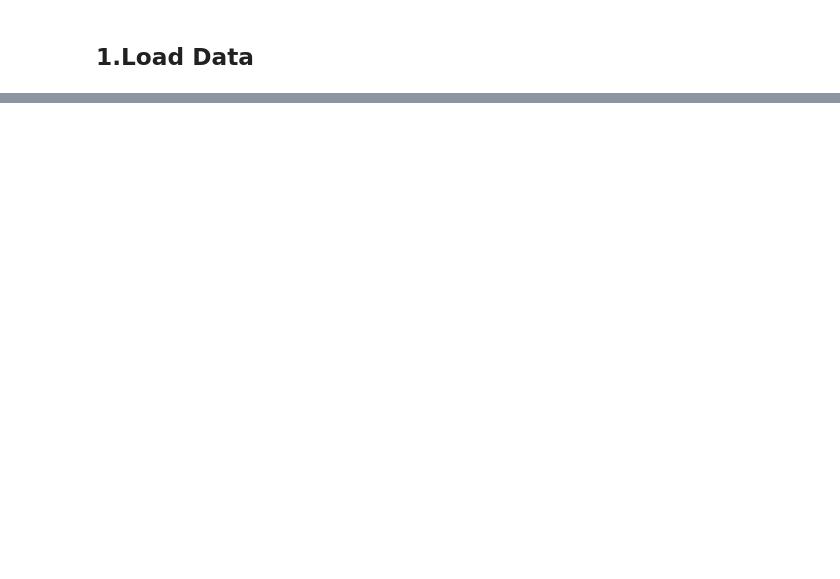
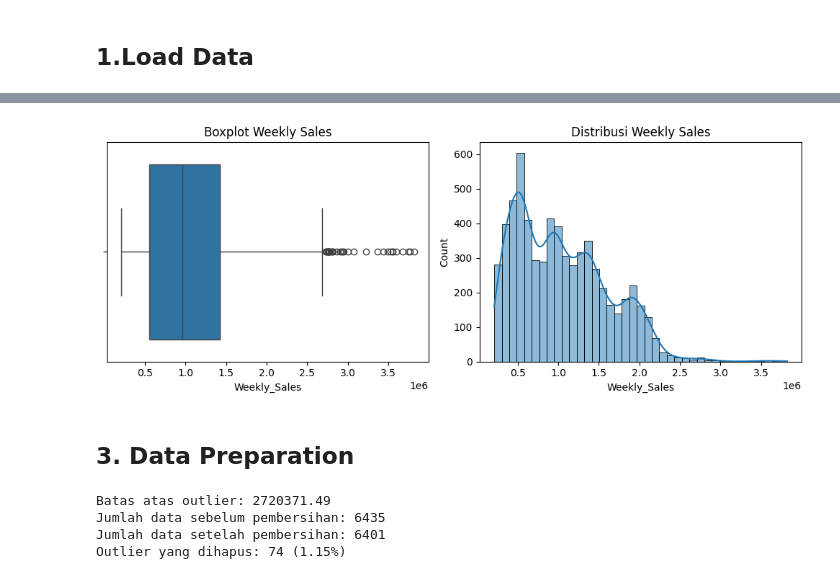
Before and after one commit to GhaniHD/Proyek_Predictive_analyst, a Jupyter notebook: notebook.ipynb, the cells around one changed output, grey strips where cells are left out. Cells and saved outputs as stored; diff of their text form; code cells hidden in the pictures; blank space fills up the shorter version.

```diff
--- a/notebook.ipynb
+++ b/notebook.ipynb
@@ -203,0 +81,16 @@ SARIMA RMSE: 1170538.46
+# %%
+# Visualisasi distribusi penjualan dan outlier
+plt.figure(figsize=(10, 4))
+plt.subplot(1, 2, 1)
+sns.boxplot(x=df['Weekly_Sales'])
+plt.title("Boxplot Weekly Sales")
+
+plt.subplot(1, 2, 2)
+sns.histplot(df['Weekly_Sales'], kde=True)
+plt.title("Distribusi Weekly Sales")
+plt.tight_layout()
+plt.show()
+# %% [output]
+[figure, added]
+# %% [markdown]
+## 3. Data Preparation
@@ -203,0 +103,11 @@ SARIMA RMSE: 1170538.46
+# %%
+print(f"\nBatas atas outlier: {upper_bound:.2f}")
+print(f"Jumlah data sebelum pembersihan: {len(df)}")
+df = df[df['Weekly_Sales'] <= upper_bound]
+print(f"Jumlah data setelah pembersihan: {len(df)}")
+print(f"Outlier yang dihapus: {6435-6361} ({((6435-6361)/6435)*100:.2f}%)")
+# %% [output]
+Batas atas outlier: 2720371.49
+Jumlah data sebelum pembersihan: 6435
+Jumlah data setelah pembersihan: 6401
+Outlier yang dihapus: 74 (1.15%)
```
Also changed, not shown: parts of 46 cells of this notebook, 1 other file.
